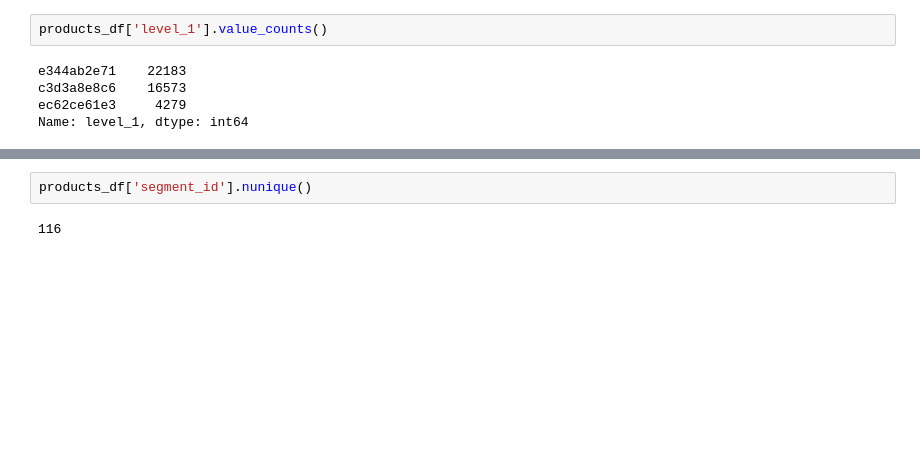
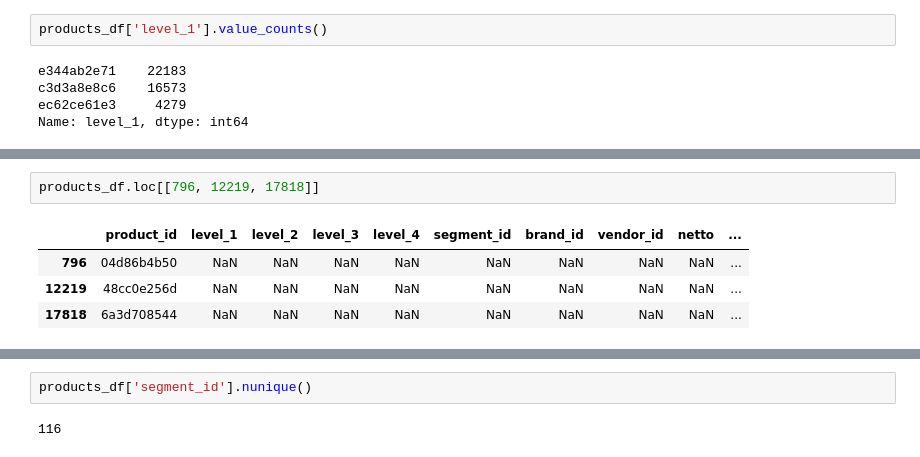
Before and after one commit to paramoshin/retailhero_uplift, a Jupyter notebook: notebooks/EDA.ipynb, the cells around one changed output, grey strips where cells are left out. Cells and saved outputs as stored; diff of their text form; blank space fills up the shorter version.

```diff
--- a/notebooks/EDA.ipynb
+++ b/notebooks/EDA.ipynb
@@ -126,0 +139,7 @@ Name: level_1, dtype: int64
+# %%
+products_df.loc[[796, 12219, 17818]]
+# %% [output]
+|  | product_id | level_1 | level_2 | level_3 | level_4 | segment_id | brand_id | vendor_id | netto | ... |
+| 796 | 04d86b4b50 | NaN | NaN | NaN | NaN | NaN | NaN | NaN | NaN | ... |
+| 12219 | 48cc0e256d | NaN | NaN | NaN | NaN | NaN | NaN | NaN | NaN | ... |
+| 17818 | 6a3d708544 | NaN | NaN | NaN | NaN | NaN | NaN | NaN | NaN | ... |
```
Also changed, not shown: parts of 25 cells of this notebook, 10 other files.
